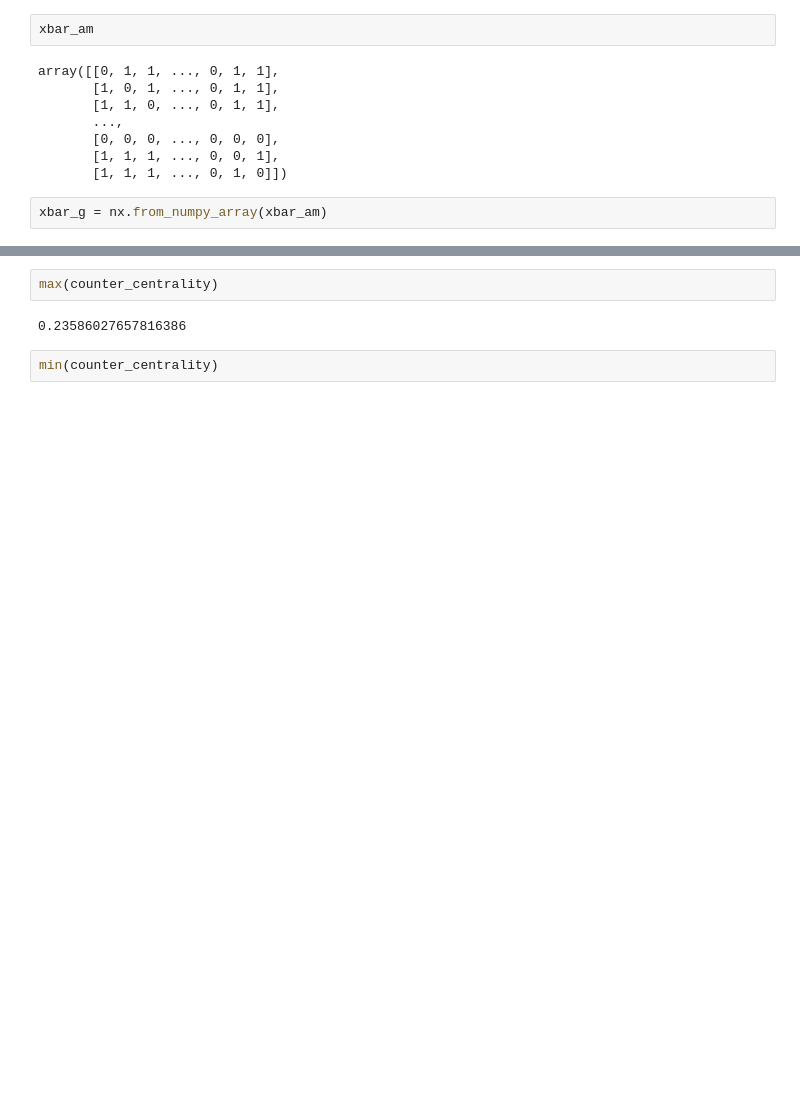
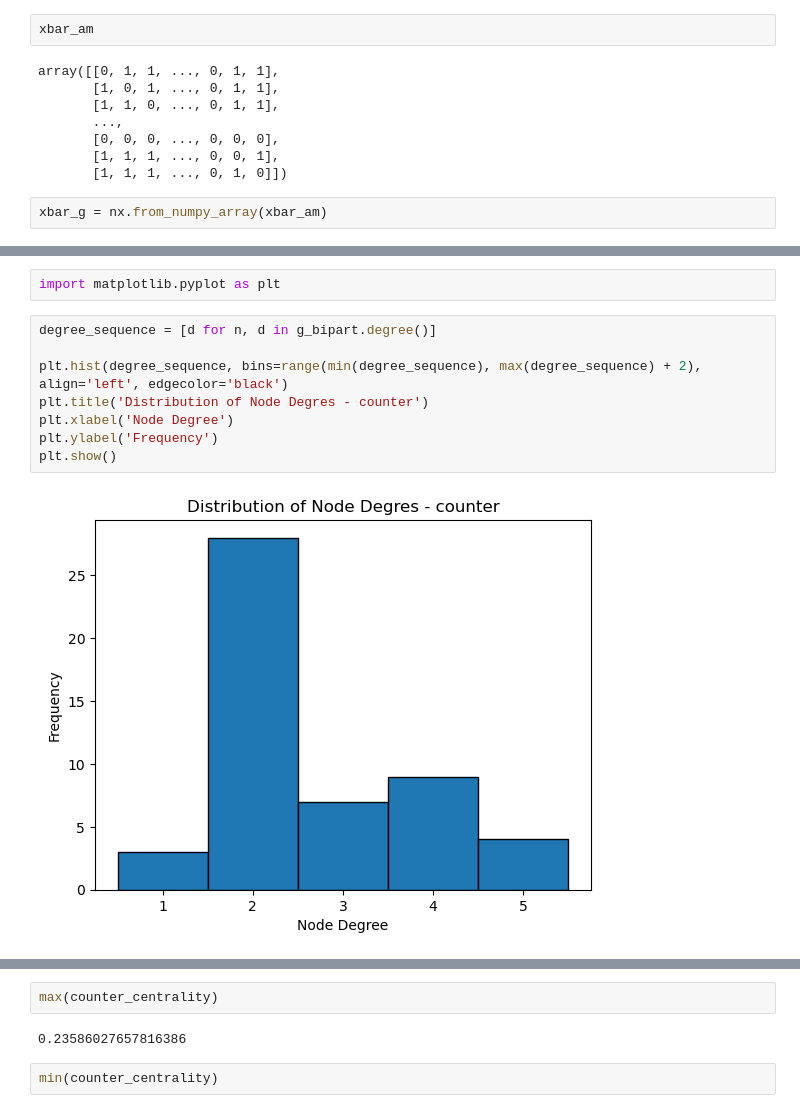
Before and after one commit to waltercywong/DSC180A_Quarter1Project, a Jupyter notebook: assignment2/src/exploration_raw.ipynb, the cells around one changed output, grey strips where cells are left out. Saved outputs shown, nothing was run; the diff lists cells and outputs as text; blank space fills up the shorter version.

```diff
--- a/assignment2/src/exploration_raw.ipynb
+++ b/assignment2/src/exploration_raw.ipynb
@@ -438 +447,13 @@ xbar_g = nx.from_numpy_array(xbar_am)
+# %%
+import matplotlib.pyplot as plt
+# %%
+degree_sequence = [d for n, d in g_bipart.degree()]
+
+plt.hist(degree_sequence, bins=range(min(degree_sequence), max(degree_sequence) + 2), align='left', edgecolor='black')
+plt.title('Distribution of Node Degres - counter')
+plt.xlabel('Node Degree')
+plt.ylabel('Frequency')
+plt.show()
+# %% [output]
+[figure, added]
 # %%
```
Also changed, not shown: parts of 26 cells of this notebook, 15 other files.
